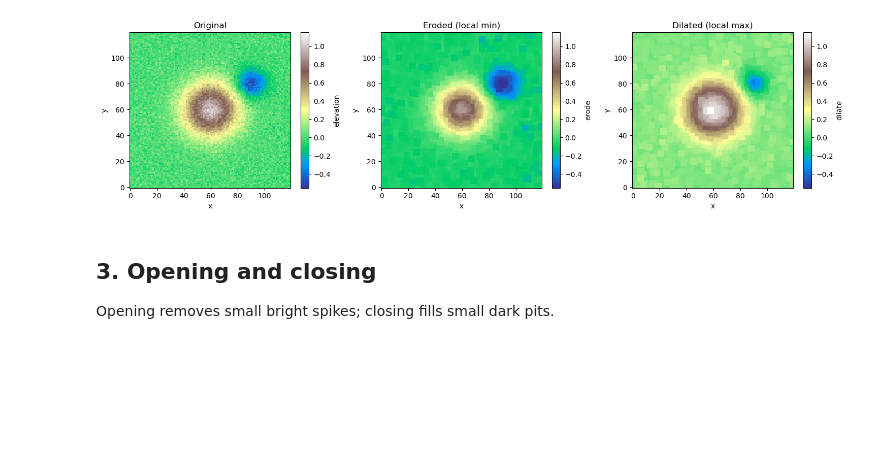
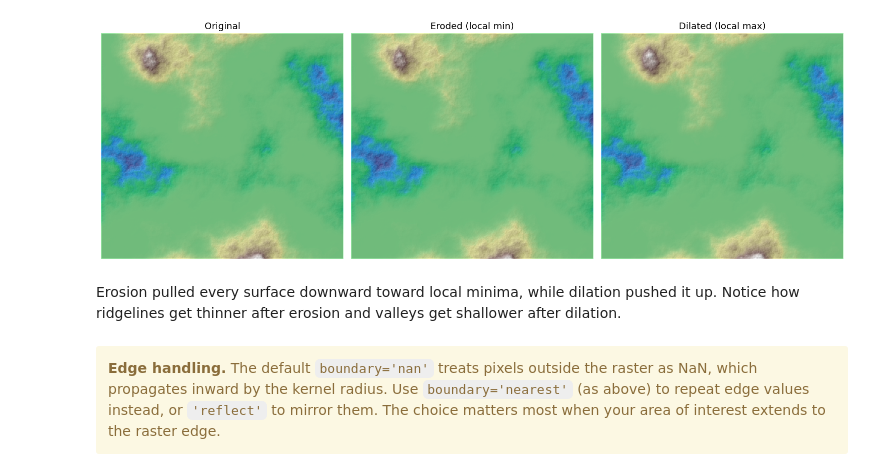
Before and after one commit to makepath/xarray-spatial, a Jupyter notebook: examples/user_guide/17_Morphological_Operators.ipynb, the cells around one changed output. Saved outputs shown, nothing was run; the diff lists cells and outputs as text; code cells hidden in the pictures; blank space fills up the shorter version.

```diff
--- a/examples/user_guide/17_Morphological_Operators.ipynb
+++ b/examples/user_guide/17_Morphological_Operators.ipynb
@@ -48,0 +40,13 @@ plt.show()
+# %%
+W = 800
+H = 600
+x_range = (-20e6, 20e6)
+y_range = (-20e6, 20e6)
+
+terrain = xr.DataArray(np.zeros((H, W)))
+terrain = terrain.xrs.generate_terrain(x_range=x_range, y_range=y_range)
+illuminated = terrain.xrs.hillshade()
+
+kernel = np.ones((5, 5), dtype=np.uint8)
+
+terrain.plot.imshow(cmap='terrain', size=7.5, aspect=W/H, add_colorbar=False)
@@ -48,0 +58,5 @@ plt.show()
+# %%
+fig, ax = plt.subplots(figsize=(10, 7.5))
+illuminated.plot.imshow(ax=ax, cmap='gray', add_colorbar=False)
+terrain.plot.imshow(ax=ax, cmap='terrain', alpha=128/255, add_colorbar=False)
+ax.set_axis_off()
@@ -49,22 +71,26 @@ plt.show()
 # %%
-kernel = np.ones((5, 5), dtype=np.uint8)
+eroded = morph_erode(terrain, kernel=kernel, boundary='nearest')
+dilated = morph_dilate(terrain, kernel=kernel, boundary='nearest')
 
-eroded = morph_erode(raster, kernel=kernel, boundary='nearest')
-dilated = morph_dilate(raster, kernel=kernel, boundary='nearest')
+vmin, vmax = float(terrain.min()), float(terrain.max())
 
-fig, axes = plt.subplots(1, 3, figsize=(15, 4))
-for ax, data, title in zip(
+fig, axes = plt.subplots(1, 3, figsize=(15, 5))
+for ax, data, label in zip(
     axes,
-    [raster, eroded, dilated],
+    [terrain, eroded, dilated],
     ['Original', 'Eroded (local min)', 'Dilated (local max)'],
 ):
-    data.plot(ax=ax, cmap='terrain', vmin=z.min(), vmax=z.max())
-    ax.set_title(title)
+    illuminated.plot.imshow(ax=ax, cmap='gray', add_colorbar=False)
+    data.plot.imshow(ax=ax, cmap='terrain', alpha=160/255,
+                     vmin=vmin, vmax=vmax, add_colorbar=False)
+    ax.set_title(label, fontsize=13)
+    ax.set_axis_off()
 plt.tight_layout()
-plt.show()
 # %% [output]
-[figure, old version]
+[figure, new version]
-# %% [markdown]
-## 3. Opening and closing
-
-Opening removes small bright spikes; closing fills small dark pits.
+# %% [markdown]
+Erosion pulled every surface downward toward local minima, while dilation pushed it up. Notice how ridgelines get thinner after erosion and valleys get shallower after dilation.
+# %% [markdown]
+<div class="alert alert-block alert-warning">
+<b>Edge handling.</b> The default <code>boundary='nan'</code> treats pixels outside the raster as NaN, which propagates inward by the kernel radius. Use <code>boundary='nearest'</code> (as above) to repeat edge values instead, or <code>'reflect'</code> to mirror them. The choice matters most when your area of interest extends to the raster edge.
+</div>
```
Also changed, not shown: parts of 27 cells of this notebook, 1 other file.
